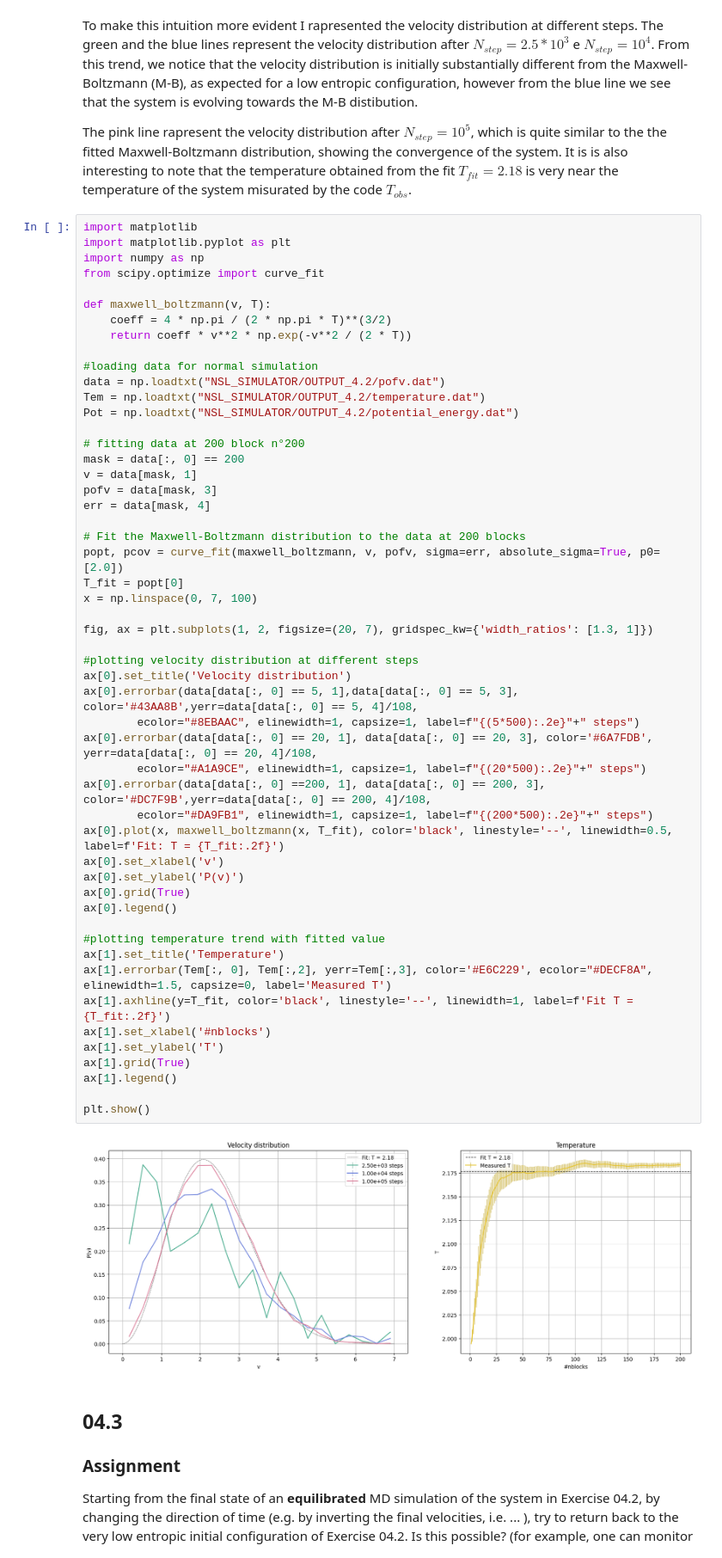
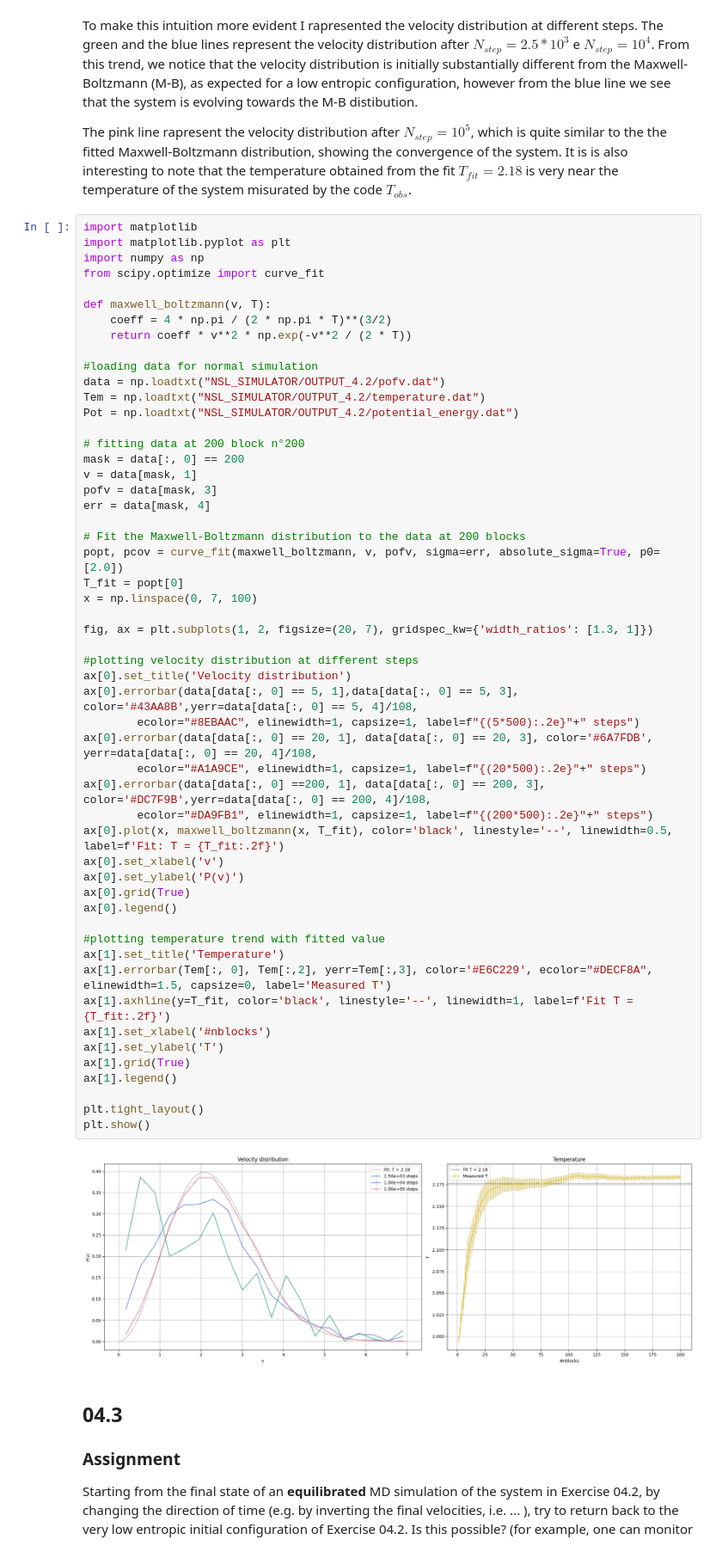
Before and after one commit to chinigio/NSL_Numerical-Simulation-Laboratory, a Jupyter notebook: Es4/Notebook_es4.ipynb, the cells around one changed output. Shown at 86% size. Saved outputs shown, nothing was run; the diff lists cells and outputs as text.

```diff
--- a/Es4/Notebook_es4.ipynb
+++ b/Es4/Notebook_es4.ipynb
@@ -100,34 +100,35 @@ popt, pcov = curve_fit(maxwell_boltzmann, v, pofv, sigma=err, absolute_sigma=Tru
 T_fit = popt[0]
 x = np.linspace(0, 7, 100)
 
 fig, ax = plt.subplots(1, 2, figsize=(20, 7), gridspec_kw={'width_ratios': [1.3, 1]})
 
 #plotting velocity distribution at different steps
 ax[0].set_title('Velocity distribution')
 ax[0].errorbar(data[data[:, 0] == 5, 1],data[data[:, 0] == 5, 3], color='#43AA8B',yerr=data[data[:, 0] == 5, 4]/108,
         ecolor="#8EBAAC", elinewidth=1, capsize=1, label=f"{(5*500):.2e}"+" steps")
 ax[0].errorbar(data[data[:, 0] == 20, 1], data[data[:, 0] == 20, 3], color='#6A7FDB', yerr=data[data[:, 0] == 20, 4]/108,
         ecolor="#A1A9CE", elinewidth=1, capsize=1, label=f"{(20*500):.2e}"+" steps")
 ax[0].errorbar(data[data[:, 0] ==200, 1], data[data[:, 0] == 200, 3], color='#DC7F9B',yerr=data[data[:, 0] == 200, 4]/108,
         ecolor="#DA9FB1", elinewidth=1, capsize=1, label=f"{(200*500):.2e}"+" steps")
 ax[0].plot(x, maxwell_boltzmann(x, T_fit), color='black', linestyle='--', linewidth=0.5, label=f'Fit: T = {T_fit:.2f}')
 ax[0].set_xlabel('v')
 ax[0].set_ylabel('P(v)')
 ax[0].grid(True)
 ax[0].legend()
 
 #plotting temperature trend with fitted value
 ax[1].set_title('Temperature')
 ax[1].errorbar(Tem[:, 0], Tem[:,2], yerr=Tem[:,3], color='#E6C229', ecolor="#DECF8A", elinewidth=1.5, capsize=0, label='Measured T')
 ax[1].axhline(y=T_fit, color='black', linestyle='--', linewidth=1, label=f'Fit T = {T_fit:.2f}')
 ax[1].set_xlabel('#nblocks')
 ax[1].set_ylabel('T')
 ax[1].grid(True)
 ax[1].legend()
 
+plt.tight_layout()
 plt.show()
 # %% [output]
-[figure, old version]
+[figure, new version]
 # %% [markdown]
 ##  04.3
 
```
Also changed, not shown: parts of 1 cell of this notebook.
